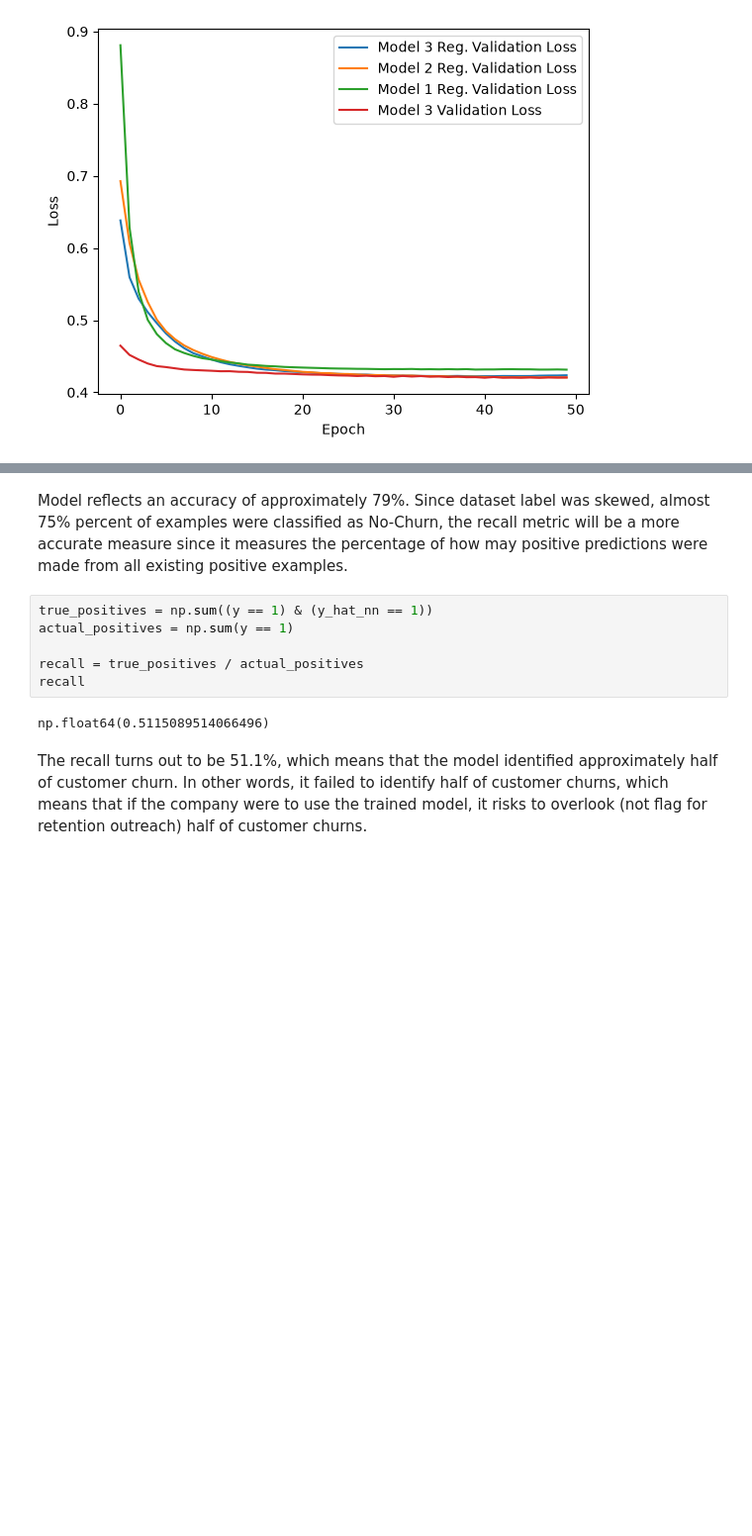
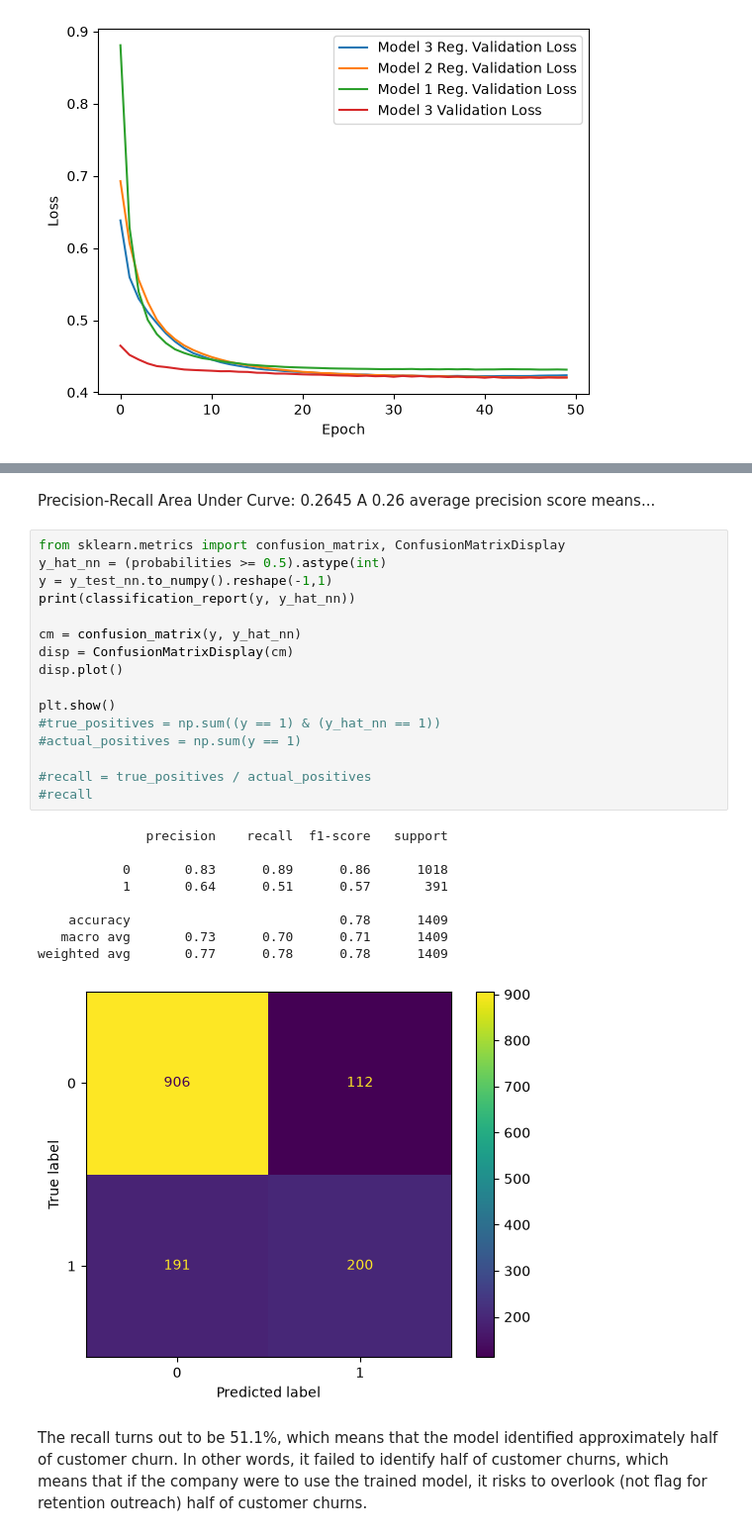
Before and after one commit to andrsma/Telco-Churn, a Jupyter notebook: notebooks/AI_Project_Beginner_Level.ipynb, the cells around one changed output, grey strips where cells are left out. Shown at 99% size. Cells and saved outputs as stored; diff of their text form; blank space fills up the shorter version.

Commit message:
Catboost model updates

```diff
--- a/notebooks/AI_Project_Beginner_Level.ipynb
+++ b/notebooks/AI_Project_Beginner_Level.ipynb
@@ -609,14 +630,32 @@ np.float64(0.7849538679914834)
 # %% [markdown]
-Model reflects an accuracy of approximately 79%. Since dataset label was skewed, almost 75% percent of examples were classified as No-Churn, the recall metric
-will be a more accurate measure since it measures the percentage of how may positive predictions were made from all existing positive examples.
+Precision-Recall Area Under Curve: 0.2645
+A 0.26 average precision score means...
 # %%
-true_positives = np.sum((y == 1) & (y_hat_nn == 1))
-actual_positives = np.sum(y == 1)
+from sklearn.metrics import confusion_matrix, ConfusionMatrixDisplay
+y_hat_nn = (probabilities >= 0.5).astype(int)
+y = y_test_nn.to_numpy().reshape(-1,1)
+print(classification_report(y, y_hat_nn))
 
-recall = true_positives / actual_positives
-recall
+cm = confusion_matrix(y, y_hat_nn)
+disp = ConfusionMatrixDisplay(cm)
+disp.plot()
+
+plt.show()
+#true_positives = np.sum((y == 1) & (y_hat_nn == 1))
+#actual_positives = np.sum(y == 1)
+
+#recall = true_positives / actual_positives
+#recall
 # %% [output]
-np.float64(0.5115089514066496)
+              precision    recall  f1-score   support
+
+           0       0.83      0.89      0.86      1018
+           1       0.64      0.51      0.57       391
+
+    accuracy                           0.78      1409
+   macro avg       0.73      0.70      0.71      1409
+weighted avg       0.77      0.78      0.78      1409
+[figure, added]
 # %% [markdown]
 The recall turns out to be 51.1%, which means that the model identified approximately half of customer churn. In other words, it failed to identify half of customer churns, which means that if the company were to use the trained model, it risks to overlook (not flag for retention outreach) half of customer churns.
 # %%
```
Also changed, not shown: parts of 25 cells of this notebook.
